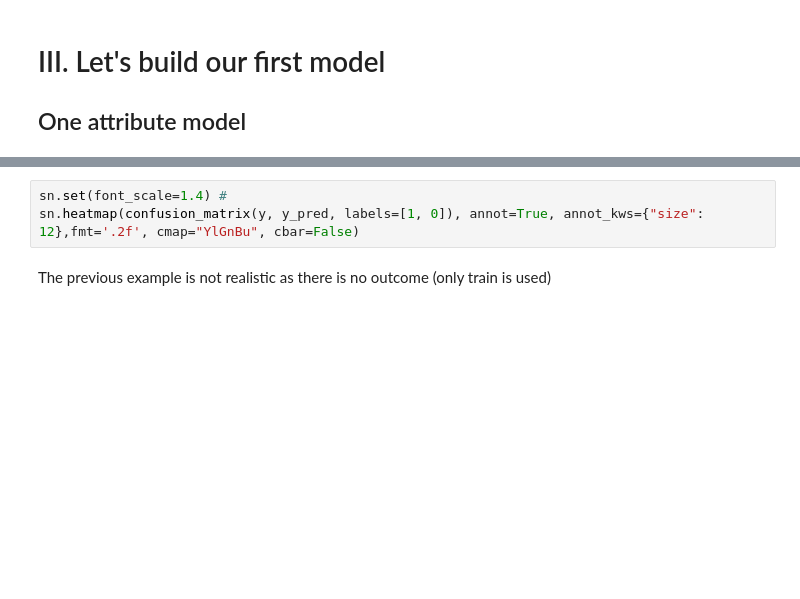
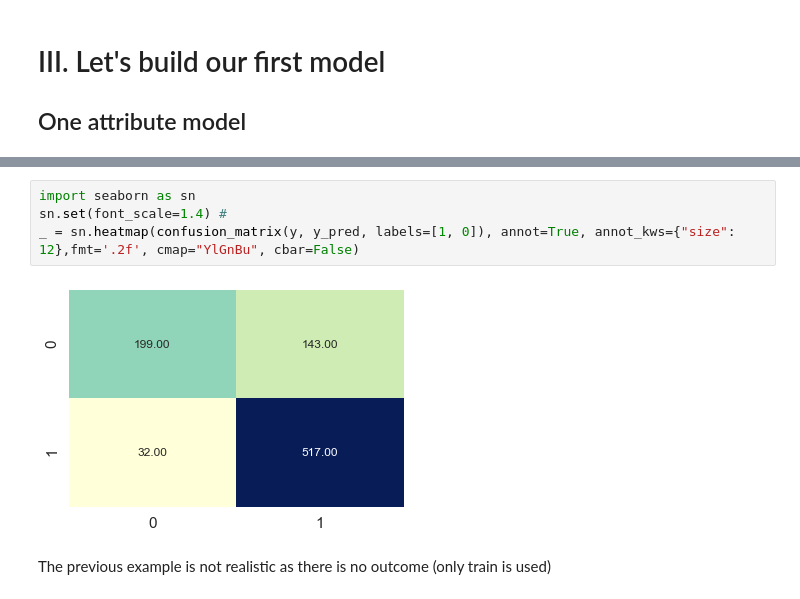
Before and after one commit to berradais/DNA-2021-2022, a Jupyter notebook: 5-Data-Science/Notebook/Titanic_cv_baseline_template.ipynb, the cells around one changed output, grey strips where cells are left out. Drawn from its saved outputs; the diff is of its cells as text; blank space fills up the shorter version.

```diff
--- a/5-Data-Science/Notebook/Titanic_cv_baseline_template.ipynb
+++ b/5-Data-Science/Notebook/Titanic_cv_baseline_template.ipynb
@@ -119,6 +242,9 @@ print(classification_report(y, y_pred, target_names=target_names))
 # %%
+import seaborn as sn
 sn.set(font_scale=1.4) #
-sn.heatmap(confusion_matrix(y, y_pred, labels=[1, 0]), annot=True, annot_kws={"size": 12},fmt='.2f', cmap="YlGnBu", cbar=False)
+_ = sn.heatmap(confusion_matrix(y, y_pred, labels=[1, 0]), annot=True, annot_kws={"size": 12},fmt='.2f', cmap="YlGnBu", cbar=False)
+# %% [output]
+[figure, added]
 # %% [markdown]
 The previous example is not realistic as there is no outcome (only train is used)
 # %%
```
Also changed, not shown: parts of 43 cells of this notebook.
